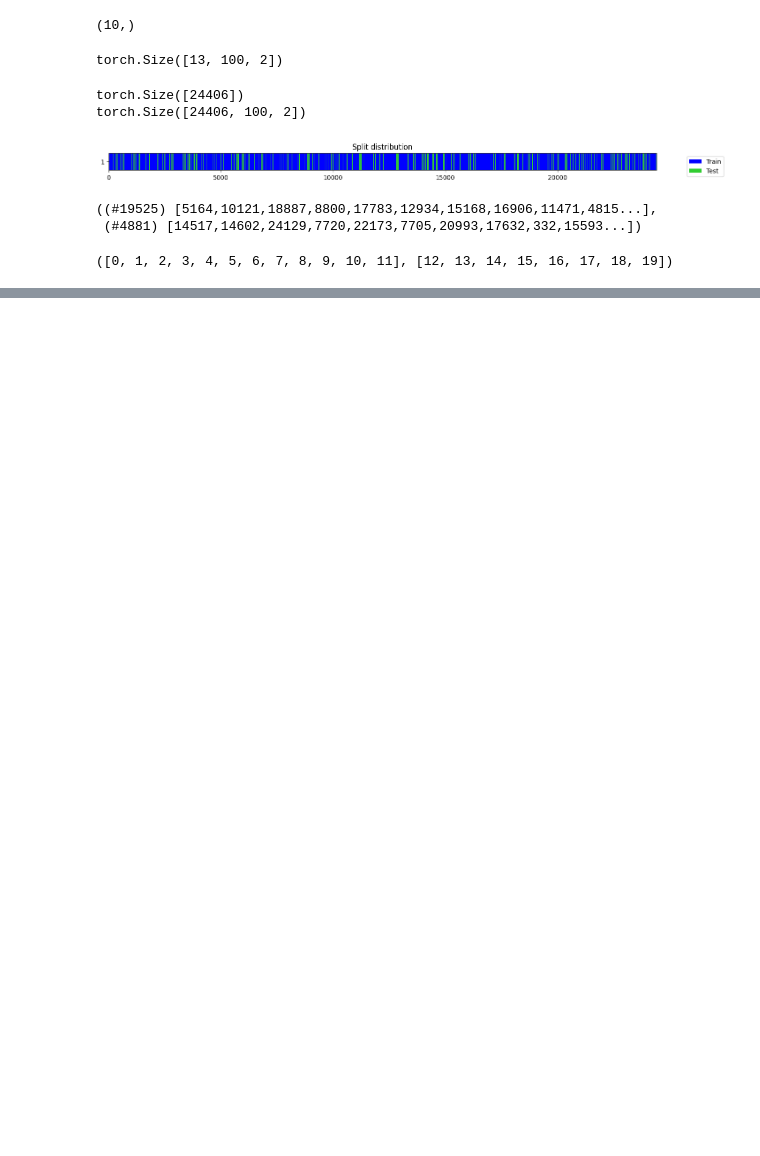
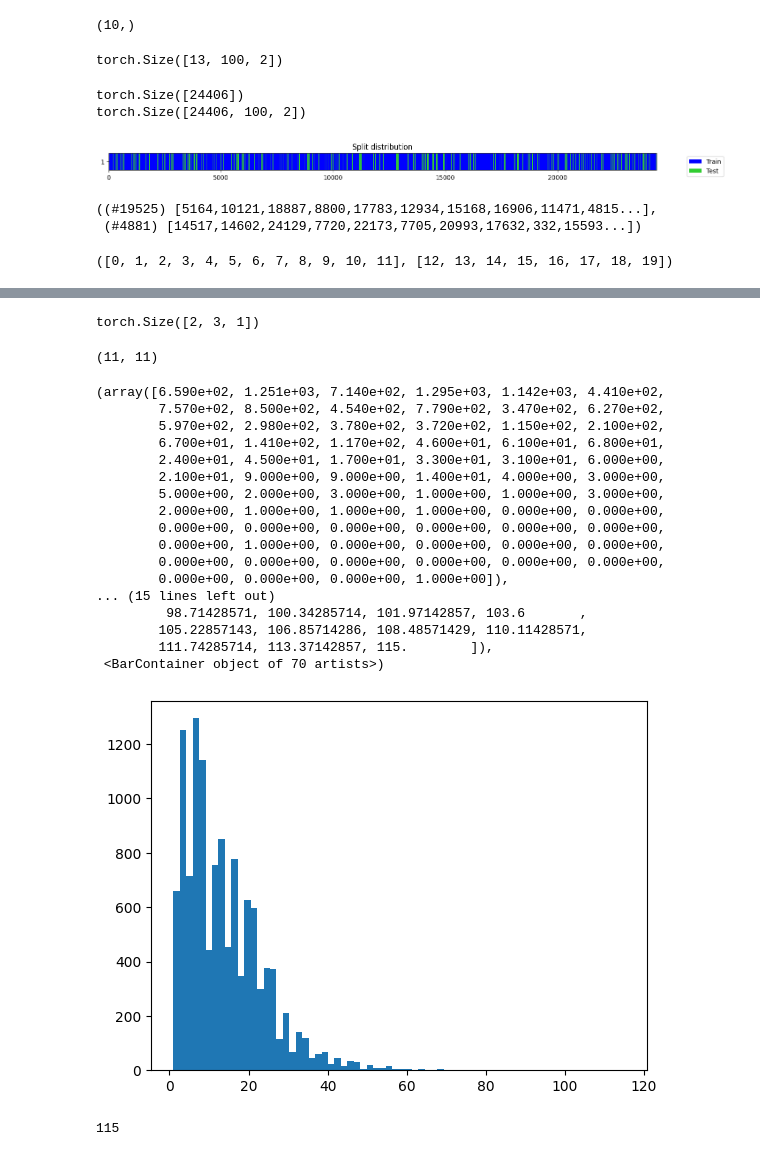
Before and after one commit to yejing97/Edge_GAT, a Jupyter notebook: test.ipynb, the cells around one changed output, grey strips where cells are left out. Drawn from its saved outputs; the diff is of its cells as text; code cells hidden in the pictures; blank space fills up the shorter version.

```diff
--- a/test.ipynb
+++ b/test.ipynb
@@ -70,0 +148,5 @@ sss
+# %%
+test = torch.tensor([[1,2,3],[4,5,6]])
+test.unsqueeze(-1).shape
+# %% [output]
+torch.Size([2, 3, 1])
@@ -70,0 +156,42 @@ sss
+# %%
+npz_path = '/home/e19b516g/yejing/data/data_for_graph/npz/train'
+node_nb = []
+edge_nb = []
+for _, _, files in os.walk(npz_path):
+    for file in files:
+        if file.endswith('.npz'):
+            npz =np.load(os.path.join(npz_path, file))
+            node_nb.append(npz['strokes_emb'].shape[0])
+            edge_nb.append(np.sum(npz['los'] == 1))
+# %%
+nnn = np.load('/home/e19b516g/yejing/data/data_for_graph/npz/train/001-equation000.npz')
+nnn['edge_labels'].shape
+# %% [output]
+(11, 11)
+# %%
+import matplotlib.pyplot as plt
+plt.hist(np.array(node_nb), bins=70)
+# %% [output]
+(array([6.590e+02, 1.251e+03, 7.140e+02, 1.295e+03, 1.142e+03, 4.410e+02,
+        7.570e+02, 8.500e+02, 4.540e+02, 7.790e+02, 3.470e+02, 6.270e+02,
+        5.970e+02, 2.980e+02, 3.780e+02, 3.720e+02, 1.150e+02, 2.100e+02,
+        6.700e+01, 1.410e+02, 1.170e+02, 4.600e+01, 6.100e+01, 6.800e+01,
+        2.400e+01, 4.500e+01, 1.700e+01, 3.300e+01, 3.100e+01, 6.000e+00,
+        2.100e+01, 9.000e+00, 9.000e+00, 1.400e+01, 4.000e+00, 3.000e+00,
+        5.000e+00, 2.000e+00, 3.000e+00, 1.000e+00, 1.000e+00, 3.000e+00,
+        2.000e+00, 1.000e+00, 1.000e+00, 1.000e+00, 0.000e+00, 0.000e+00,
+        0.000e+00, 0.000e+00, 0.000e+00, 0.000e+00, 0.000e+00, 0.000e+00,
+        0.000e+00, 1.000e+00, 0.000e+00, 0.000e+00, 0.000e+00, 0.000e+00,
+        0.000e+00, 0.000e+00, 0.000e+00, 0.000e+00, 0.000e+00, 0.000e+00,
+        0.000e+00, 0.000e+00, 0.000e+00, 1.000e+00]),
+... (15 lines left out)
+         98.71428571, 100.34285714, 101.97142857, 103.6       ,
+        105.22857143, 106.85714286, 108.48571429, 110.11428571,
+        111.74285714, 113.37142857, 115.        ]),
+ <BarContainer object of 70 artists>)
+[figure, added]
+# %%
+node_nb = np.array(node_nb)
+node_nb.max()
+# %% [output]
+115
```
Also changed, not shown: parts of 16 cells of this notebook, 5 other files.
